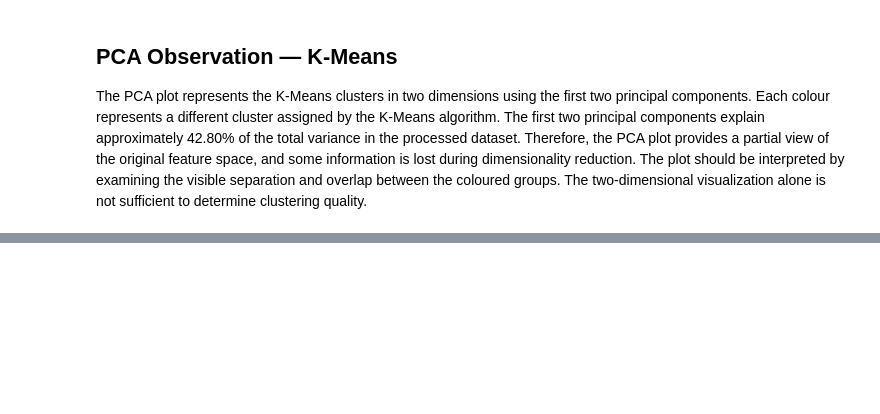
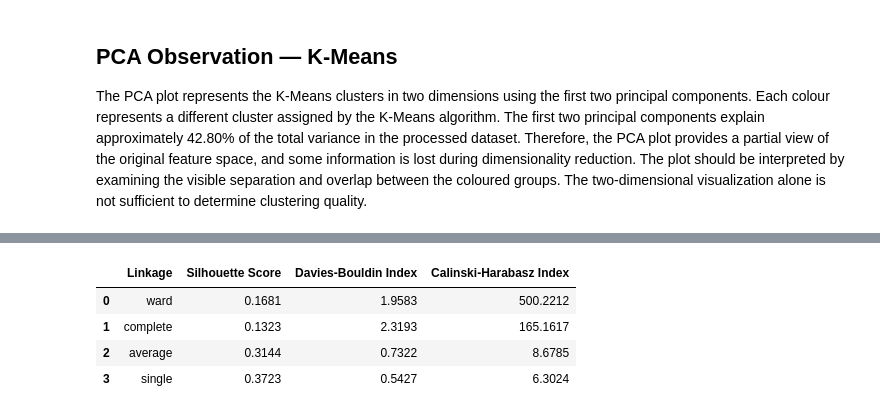
Before and after one commit to Anuja1307/ML_Capstone_Project, a Jupyter notebook: notebooks/clustering.ipynb, the cells around one changed output, grey strips where cells are left out. Cells and saved outputs as stored; diff of their text form; code cells hidden in the pictures; blank space fills up the shorter version.

```diff
--- a/notebooks/clustering.ipynb
+++ b/notebooks/clustering.ipynb
@@ -564,0 +580,44 @@ The plot should be interpreted by examining the visible separation and overlap b
+# %%
+linkage_methods = [
+    "ward",
+    "complete",
+    "average",
+    "single"
+]
+
+linkage_results = []
+
+for method in linkage_methods:
+
+    model = AgglomerativeClustering(
+        n_clusters=K,
+        linkage=method
+    )
+
+    labels = model.fit_predict(X_cluster)
+
+    linkage_results.append({
+        "Linkage": method,
+        "Silhouette Score": silhouette_score(
+            X_cluster,
+            labels
+        ),
+        "Davies-Bouldin Index": davies_bouldin_score(
+            X_cluster,
+            labels
+        ),
+        "Calinski-Harabasz Index": calinski_harabasz_score(
+            X_cluster,
+            labels
+        )
+    })
+
+linkage_comparison = pd.DataFrame(linkage_results)
+
+display(linkage_comparison.round(4))
+# %% [output]
+|  | Linkage | Silhouette Score | Davies-Bouldin Index | Calinski-Harabasz Index |
+| 0 | ward | 0.1681 | 1.9583 | 500.2212 |
+| 1 | complete | 0.1323 | 2.3193 | 165.1617 |
+| 2 | average | 0.3144 | 0.7322 | 8.6785 |
+| 3 | single | 0.3723 | 0.5427 | 6.3024 |
```
Also changed, not shown: parts of 9 cells of this notebook.
